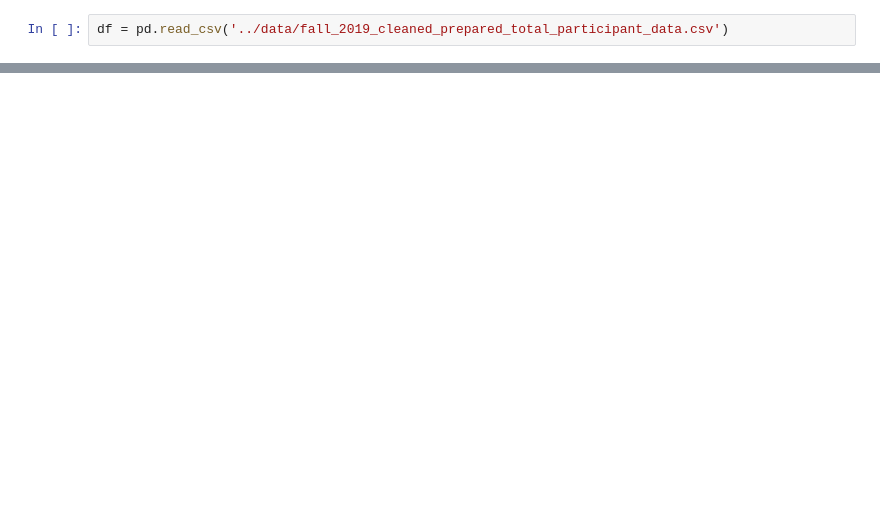
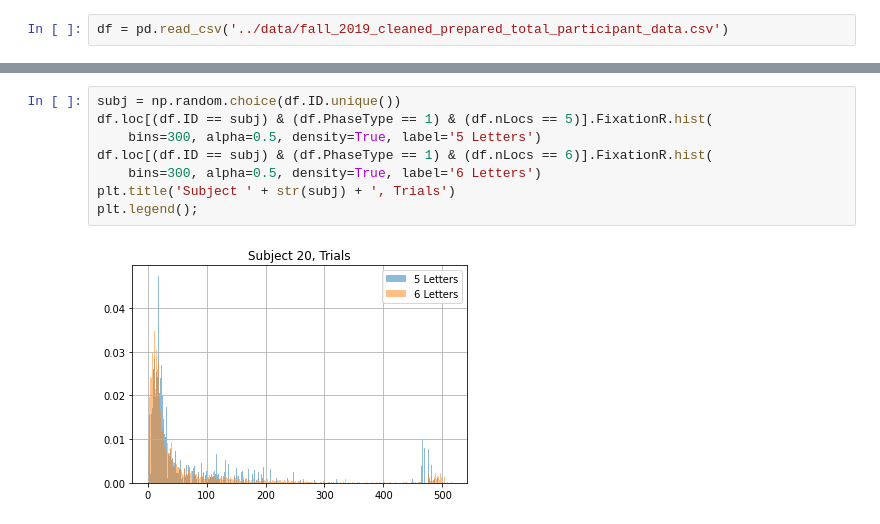
Before and after one commit to jessebmurray/eyetracking2, a Jupyter notebook: science_fall_2019.ipynb, the cells around one changed output, grey strips where cells are left out. Drawn from its saved outputs; the diff is of its cells as text; blank space fills up the shorter version.

Commit message:
Group by gaze and fixation radius

```diff
--- a/science_fall_2019.ipynb
+++ b/science_fall_2019.ipynb
@@ -22,0 +62,10 @@ df
+# %%
+subj = np.random.choice(df.ID.unique())
+df.loc[(df.ID == subj) & (df.PhaseType == 1) & (df.nLocs == 5)].FixationR.hist(
+    bins=300, alpha=0.5, density=True, label='5 Letters')
+df.loc[(df.ID == subj) & (df.PhaseType == 1) & (df.nLocs == 6)].FixationR.hist(
+    bins=300, alpha=0.5, density=True, label='6 Letters')
+plt.title('Subject ' + str(subj) + ', Trials')
+plt.legend();
+# %% [output]
+[figure, added]
```
Also changed, not shown: parts of 45 cells of this notebook, 1 other file.
